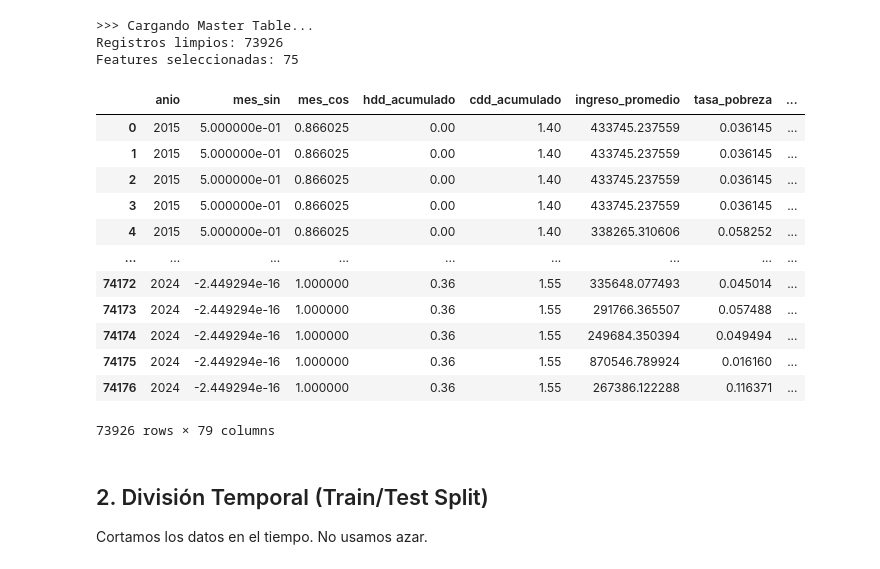
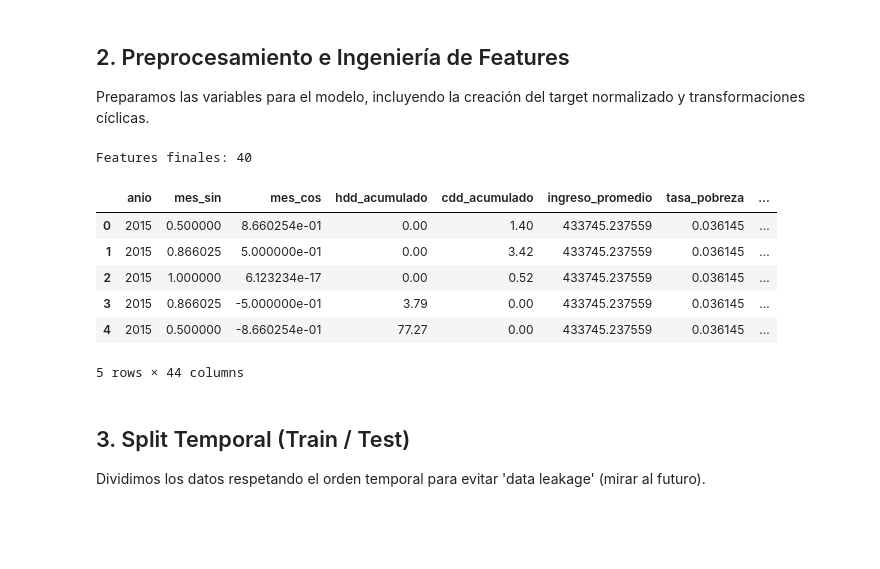
Before and after one commit to vtyphoonic/IMT2200-Proyecto, a Jupyter notebook: notebooks/05_Modelado_y_Evaluacion.ipynb, the cells around one changed output. Drawn from its saved outputs; the diff is of its cells as text; code cells hidden in the pictures; blank space fills up the shorter version.

```diff
--- a/notebooks/05_Modelado_y_Evaluacion.ipynb
+++ b/notebooks/05_Modelado_y_Evaluacion.ipynb
@@ -33,64 +72,50 @@ sns.set_theme(style="whitegrid")
+# %% [markdown]
+## 2. Preprocesamiento e Ingeniería de Features
+Preparamos las variables para el modelo, incluyendo la creación del target normalizado y transformaciones cíclicas.
 # %%
-print(">>> Cargando Master Table...")
-df = pd.read_csv(DATA_PATH)
-df['fecha'] = pd.to_datetime(df['fecha'])
-
-# --- 1. Ingeniería de Features (Mejoras + CORRECCIÓN DE ERRORES) ---
-
-# A. Crear Target Normalizado (Consumo por Cliente)
-# Primero filtramos para evitar división por cero (Infinito)
-df = df[df['clientes_facturados'] > 0].copy()
-
+# A. Target: Consumo Promedio por Cliente (kWh)
+# Normalizamos por cantidad de clientes para hacer comparable el consumo entre comunas
 df['consumo_promedio'] = df['energia_kwh'] / df['clientes_facturados']
 
-# Limpieza extra de seguridad: Eliminar NaNs o Infinitos si quedaron
+# Limpieza final de NaNs o Infinitos en el target
 df = df.replace([np.inf, -np.inf], np.nan)
 df = df.dropna(subset=['consumo_promedio'])
 
-# B. Transformación Cíclica para el Mes (Estacionalidad)
+# B. Transformación Cíclica de Meses (Estacionalidad)
+# Captura la continuidad entre Diciembre (12) y Enero (1)
 df['mes_sin'] = np.sin(2 * np.pi * df['mes'] / 12)
 df['mes_cos'] = np.cos(2 * np.pi * df['mes'] / 12)
 
-# C. Selección de Features Base
+# C. Selección de Features
 features_base = [
-    'anio', 'mes_sin', 'mes_cos',
-    'hdd_acumulado', 'cdd_acumulado',
-    'ingreso_promedio', 'tasa_pobreza',
-    'comuna_norm', 'tarifa'
+    'anio', 'mes_sin', 'mes_cos',          # Temporales
+    'hdd_acumulado', 'cdd_acumulado',      # Climáticas
+    'ingreso_promedio', 'tasa_pobreza',    # Socioeconómicas
+    'comuna_norm', 'tarifa'                # Categóricas
 ]
-
 target = 'consumo_promedio'
 
-# Copiamos todo lo necesario
+# Filtrar dataset
 df_model = df[features_base + [target, 'fecha', 'energia_kwh', 'clientes_facturados']].copy()
 
-# D. One-Hot Encoding
+# D. One-Hot Encoding para variables categóricas
 df_model = pd.get_dummies(df_model, columns=['comuna_norm', 'tarifa'], drop_first=True)
 
-# E. Actualizar lista final de features
-features_final = [col for col in df_model.columns if col not in [target, 'fecha', 'energia_kwh', 'clientes_facturados']]
+# Lista final de features (excluyendo metadatos y target)
+features_final = [c for c in df_model.columns if c not in [target, 'fecha', 'energia_kwh', 'clientes_facturados']]
 
-print(f"Registros limpios: {len(df_model)}")
-print(f"Features seleccionadas: {len(features_final)}")
-df_model
+print(f"Features finales: {len(features_final)}")
+display(df_model.head())
 # %% [output]
->>> Cargando Master Table...
-Registros limpios: 73926
-Features seleccionadas: 75
+Features finales: 40
 |  | anio | mes_sin | mes_cos | hdd_acumulado | cdd_acumulado | ingreso_promedio | tasa_pobreza | ... |
-| 0 | 2015 | 5.000000e-01 | 0.866025 | 0.00 | 1.40 | 433745.237559 | 0.036145 | ... |
-| 1 | 2015 | 5.000000e-01 | 0.866025 | 0.00 | 1.40 | 433745.237559 | 0.036145 | ... |
-| 2 | 2015 | 5.000000e-01 | 0.866025 | 0.00 | 1.40 | 433745.237559 | 0.036145 | ... |
-| 3 | 2015 | 5.000000e-01 | 0.866025 | 0.00 | 1.40 | 433745.237559 | 0.036145 | ... |
-| 4 | 2015 | 5.000000e-01 | 0.866025 | 0.00 | 1.40 | 338265.310606 | 0.058252 | ... |
-| ... | ... | ... | ... | ... | ... | ... | ... | ... |
-| 74172 | 2024 | -2.449294e-16 | 1.000000 | 0.36 | 1.55 | 335648.077493 | 0.045014 | ... |
-| 74173 | 2024 | -2.449294e-16 | 1.000000 | 0.36 | 1.55 | 291766.365507 | 0.057488 | ... |
-| 74174 | 2024 | -2.449294e-16 | 1.000000 | 0.36 | 1.55 | 249684.350394 | 0.049494 | ... |
-| 74175 | 2024 | -2.449294e-16 | 1.000000 | 0.36 | 1.55 | 870546.789924 | 0.016160 | ... |
-| 74176 | 2024 | -2.449294e-16 | 1.000000 | 0.36 | 1.55 | 267386.122288 | 0.116371 | ... |
+| 0 | 2015 | 0.500000 | 8.660254e-01 | 0.00 | 1.40 | 433745.237559 | 0.036145 | ... |
+| 1 | 2015 | 0.866025 | 5.000000e-01 | 0.00 | 3.42 | 433745.237559 | 0.036145 | ... |
+| 2 | 2015 | 1.000000 | 6.123234e-17 | 0.00 | 0.52 | 433745.237559 | 0.036145 | ... |
+| 3 | 2015 | 0.866025 | -5.000000e-01 | 3.79 | 0.00 | 433745.237559 | 0.036145 | ... |
+| 4 | 2015 | 0.500000 | -8.660254e-01 | 77.27 | 0.00 | 433745.237559 | 0.036145 | ... |
-73926 rows × 79 columns
+5 rows × 44 columns
-# %% [markdown]
-## 2. División Temporal (Train/Test Split)
-Cortamos los datos en el tiempo. No usamos azar.
+# %% [markdown]
+## 3. Split Temporal (Train / Test)
+Dividimos los datos respetando el orden temporal para evitar 'data leakage' (mirar al futuro).
 # %%
```
Also changed, not shown: parts of 25 cells of this notebook, 2 other files.
